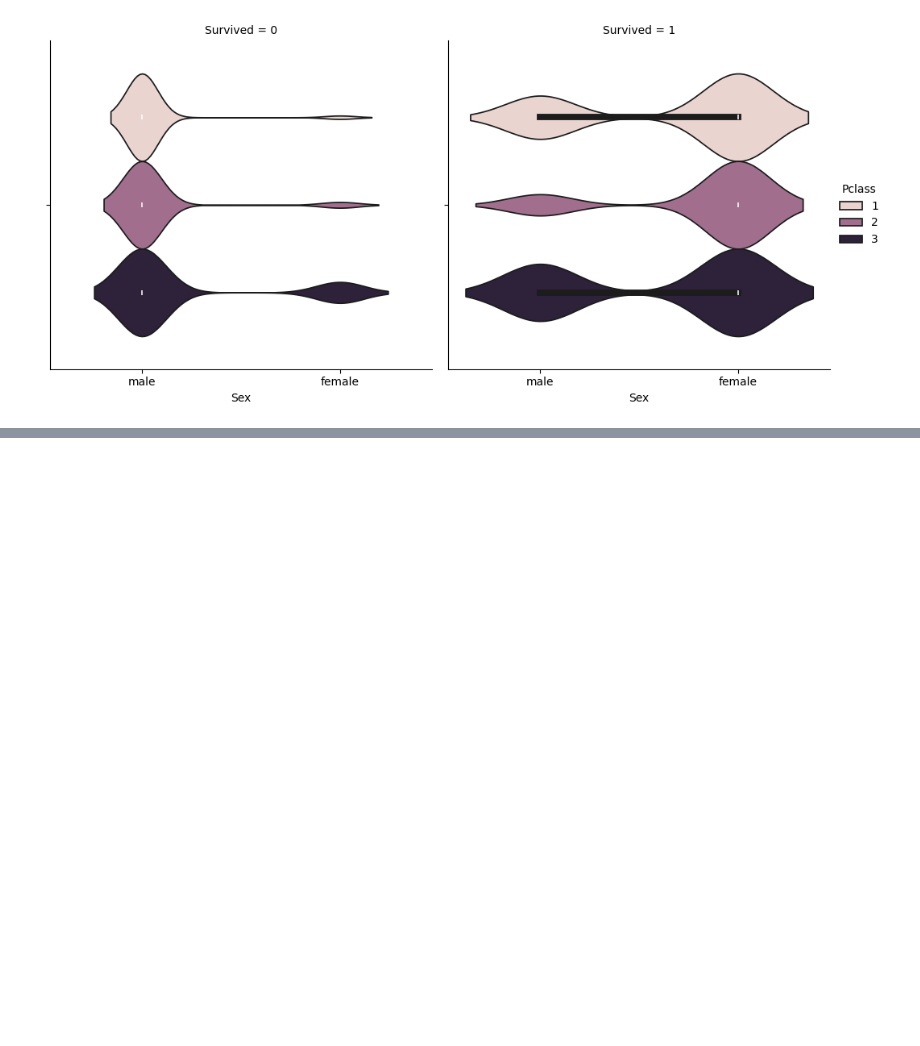
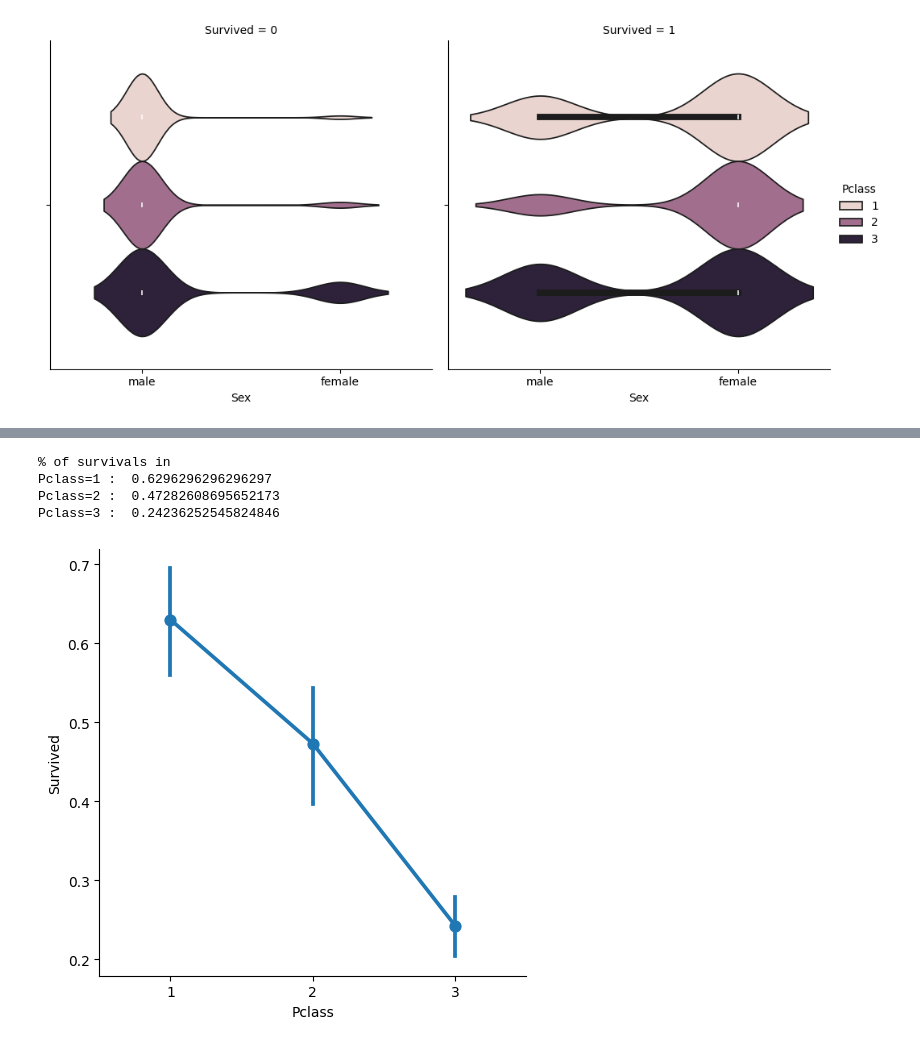
Before and after one commit to Morurifaith/Titanic-Git-training, a Jupyter notebook: Titanic.ipynb, the cells around one changed output, grey strips where cells are left out. Drawn from its saved outputs; the diff is of its cells as text; code cells hidden in the pictures; blank space fills up the shorter version.

```diff
--- a/Titanic.ipynb
+++ b/Titanic.ipynb
@@ -169,0 +206,14 @@ sns.catplot(x='Sex', col='Survived', kind='violin', hue='Pclass', data=df_train)
+# %%
+print("% of survivals in")
+print("Pclass=1 : ", df_train.Survived[df_train.Pclass == 1].sum()/df_train[df_train.Pclass == 1].Survived.count())
+print("Pclass=2 : ", df_train.Survived[df_train.Pclass == 2].sum()/df_train[df_train.Pclass == 2].Survived.count())
+print("Pclass=3 : ", df_train.Survived[df_train.Pclass == 3].sum()/df_train[df_train.Pclass == 3].Survived.count())
+# %% [output]
+% of survivals in
+Pclass=1 :  0.6296296296296297
+Pclass=2 :  0.47282608695652173
+Pclass=3 :  0.24236252545824846
+# %%
+sns.catplot(x='Pclass',y='Survived', kind='point', data=df_train);
+# %% [output]
+[figure, added]
```
Also changed, not shown: parts of 8 cells of this notebook.
